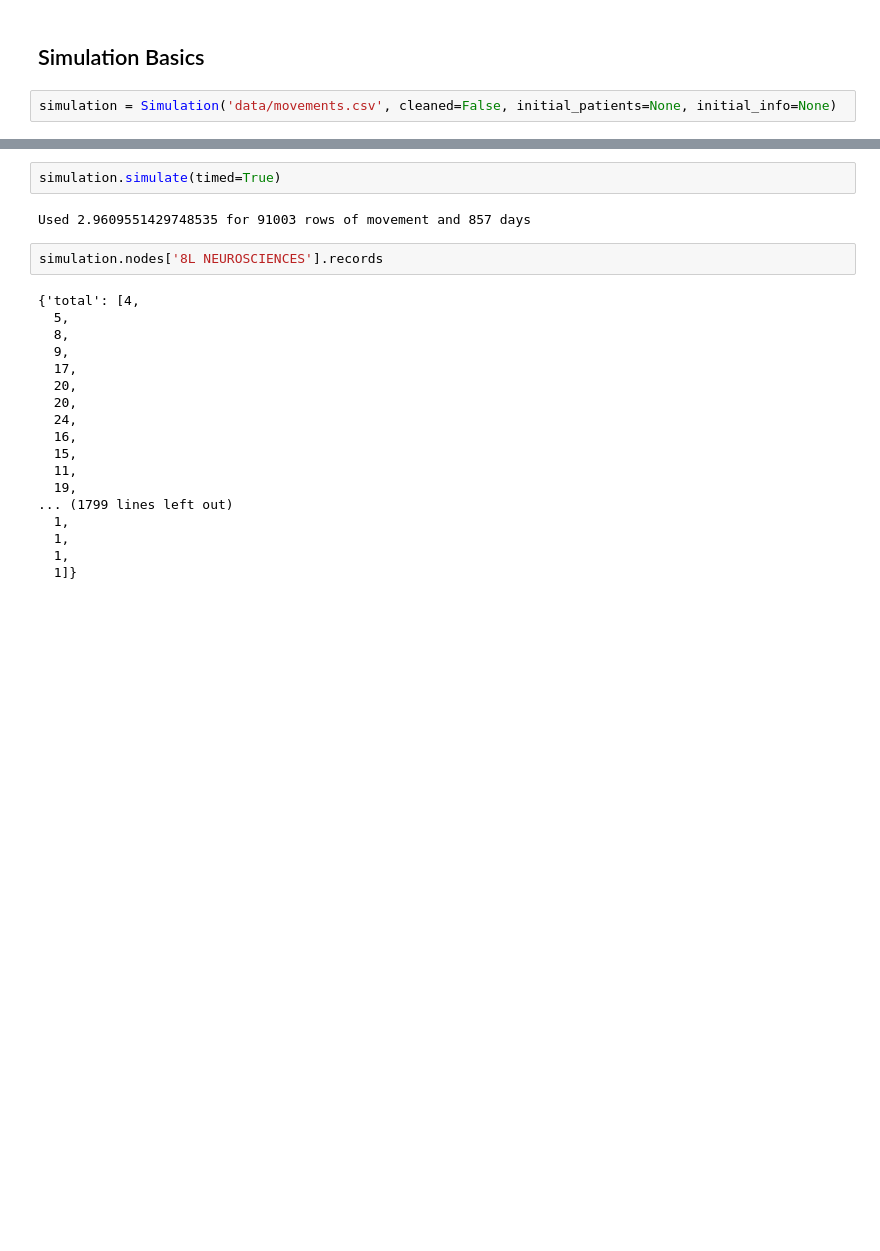
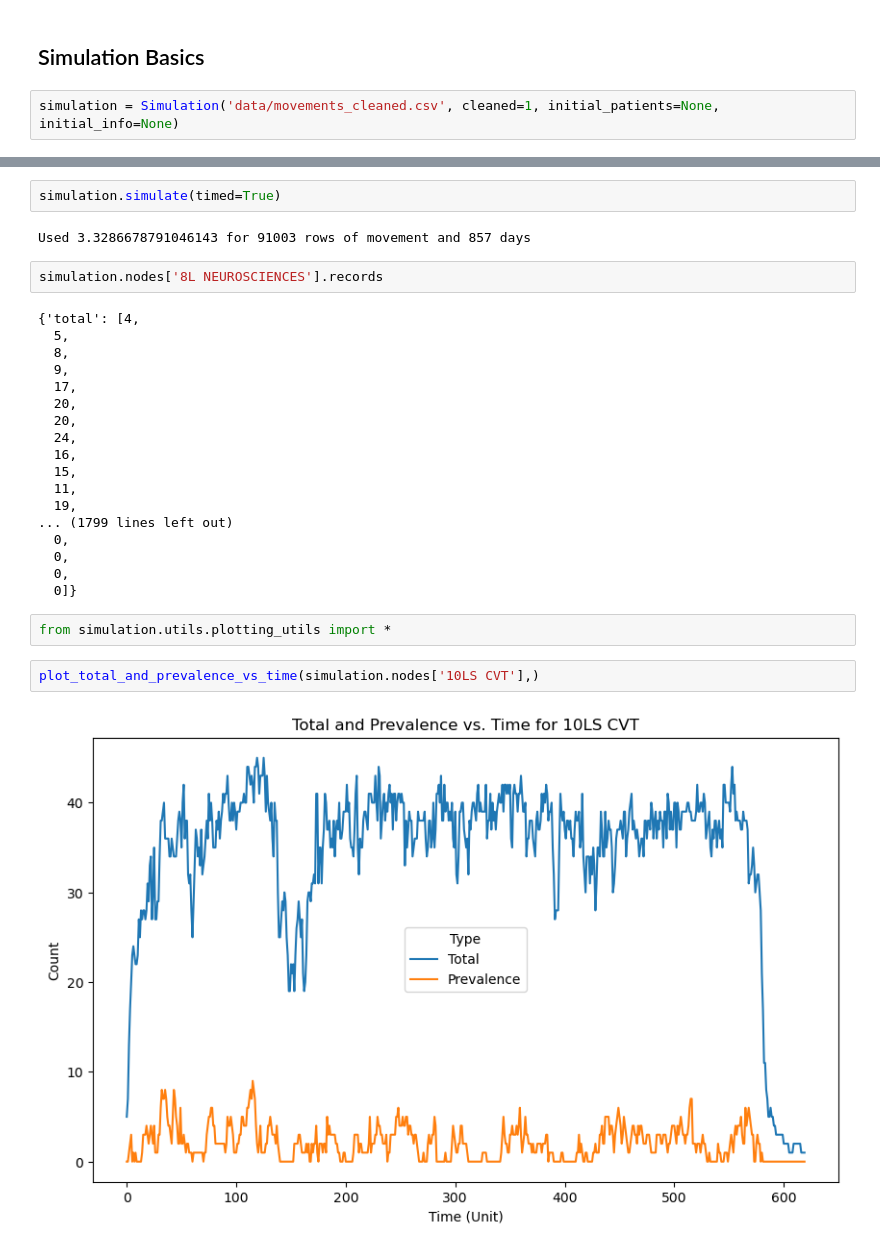
Before and after one commit to haojunzhuang/HAI_simulation, a Jupyter notebook: example.ipynb, the cells around one changed output, grey strips where cells are left out. Cells and saved outputs as stored; diff of their text form; blank space fills up the shorter version.

Commit message:
add plot utils

```diff
--- a/example.ipynb
+++ b/example.ipynb
@@ -61,4 +64,4 @@ Department Info: {'beta': 0.01}
 # %% [markdown]
 ## Simulation Basics
 # %%
-simulation = Simulation('data/movements.csv', cleaned=False, initial_patients=None, initial_info=None)
+simulation = Simulation('data/movements_cleaned.csv', cleaned=1, initial_patients=None, initial_info=None)
@@ -87,7 +88,7 @@ simulation.nodes
 # %%
 simulation.simulate(timed=True)
 # %% [output]
-Used 2.9609551429748535 for 91003 rows of movement and 857 days
+Used 3.3286678791046143 for 91003 rows of movement and 857 days
 # %%
 simulation.nodes['8L NEUROSCIENCES'].records
 # %% [output]
@@ -104,7 +105,13 @@ simulation.nodes['8L NEUROSCIENCES'].records
   11,
   19,
 ... (1799 lines left out)
-  1,
-  1,
-  1,
-  1]}
+  0,
+  0,
+  0,
+  0]}
+# %%
+from simulation.utils.plotting_utils import *
+# %%
+plot_total_and_prevalence_vs_time(simulation.nodes['10LS CVT'],)
+# %% [output]
+[figure, added]
```
Also changed, not shown: parts of 4 cells of this notebook, 3 other files.
